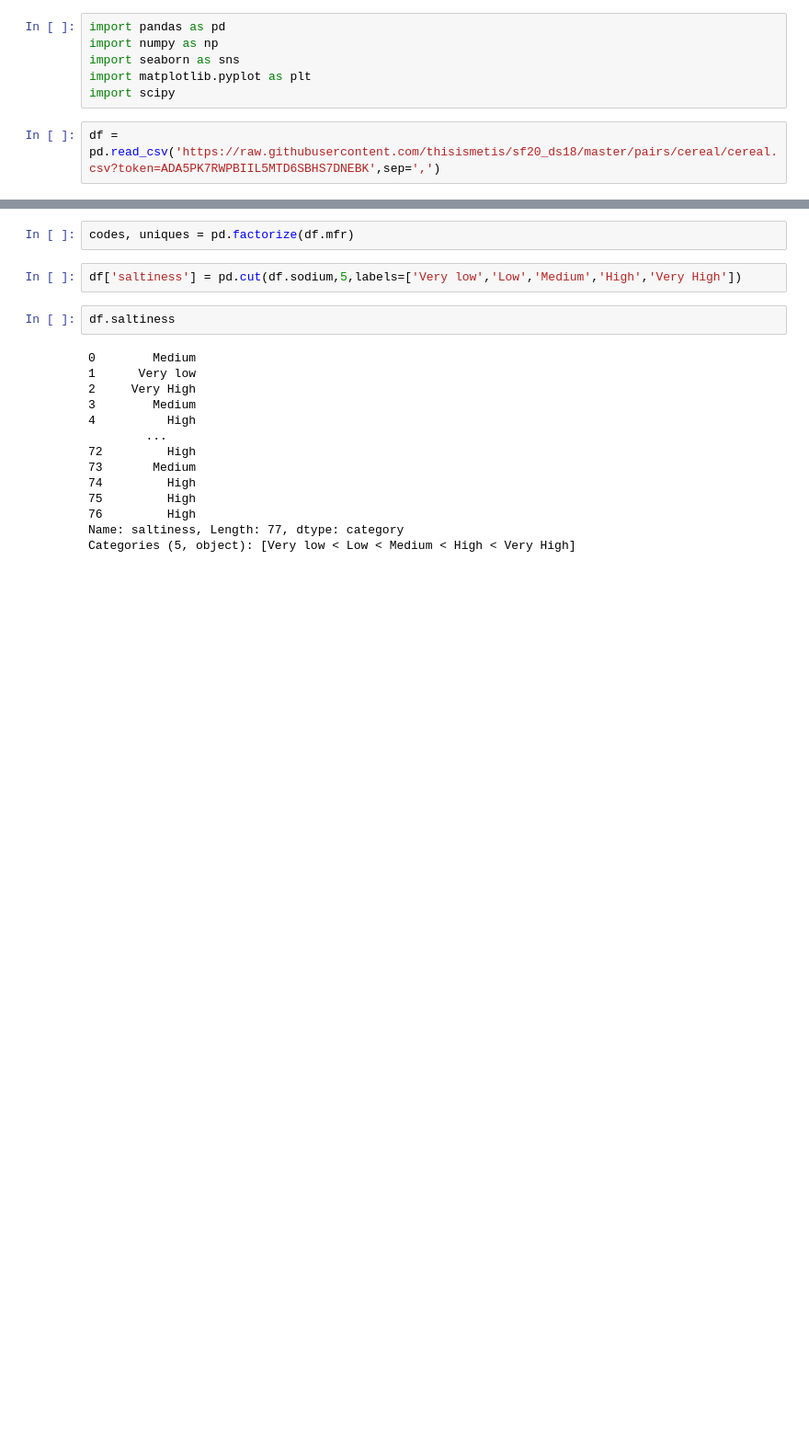
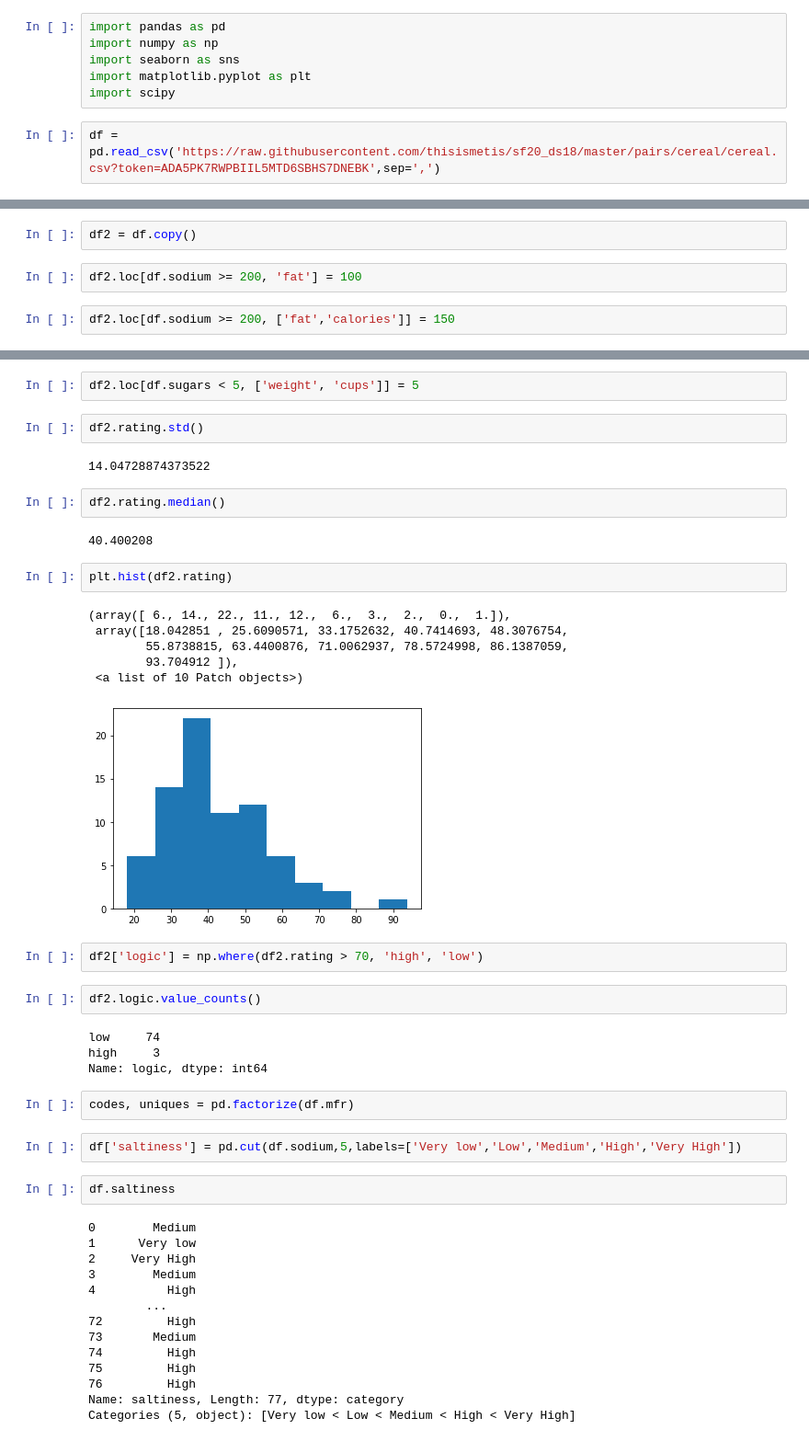
Before and after one commit to tahentx/pv_workbook, a Jupyter notebook: datascience/misc/cereal_eda.ipynb, the cells around one changed output, grey strips where cells are left out. Shown at 92% size. Drawn from its saved outputs; the diff is of its cells as text; blank space fills up the shorter version.

```diff
--- a/datascience/misc/cereal_eda.ipynb
+++ b/datascience/misc/cereal_eda.ipynb
@@ -22,0 +9,6 @@ df.head(10)
+# %%
+df2 = df.copy()
+# %%
+df2.loc[df.sodium >= 200, 'fat'] = 100
+# %%
+df2.loc[df.sodium >= 200, ['fat','calories']] = 150
@@ -23,3 +31,30 @@ df.head(10)
+# %%
+df2.loc[df.sugars < 5, ['weight', 'cups']] = 5
+# %%
+df2.rating.std()
+# %% [output]
+14.04728874373522
+# %%
+df2.rating.median()
+# %% [output]
+40.400208
+# %%
+plt.hist(df2.rating)
+# %% [output]
+(array([ 6., 14., 22., 11., 12.,  6.,  3.,  2.,  0.,  1.]),
+ array([18.042851 , 25.6090571, 33.1752632, 40.7414693, 48.3076754,
+        55.8738815, 63.4400876, 71.0062937, 78.5724998, 86.1387059,
+        93.704912 ]),
+ <a list of 10 Patch objects>)
+[figure, added]
+# %%
+df2['logic'] = np.where(df2.rating > 70, 'high', 'low')
+# %%
+df2.logic.value_counts()
+# %% [output]
+low     74
+high     3
+Name: logic, dtype: int64
 # %%
 codes, uniques = pd.factorize(df.mfr)
 # %%
```
Also changed, not shown: parts of 4 cells of this notebook.
